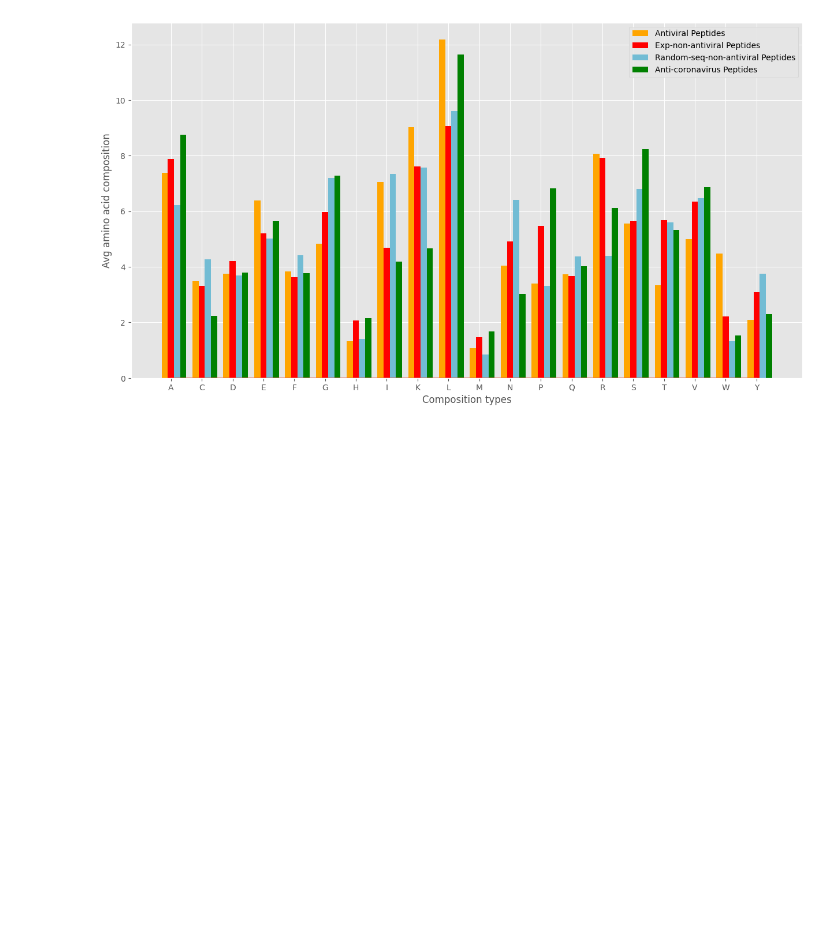
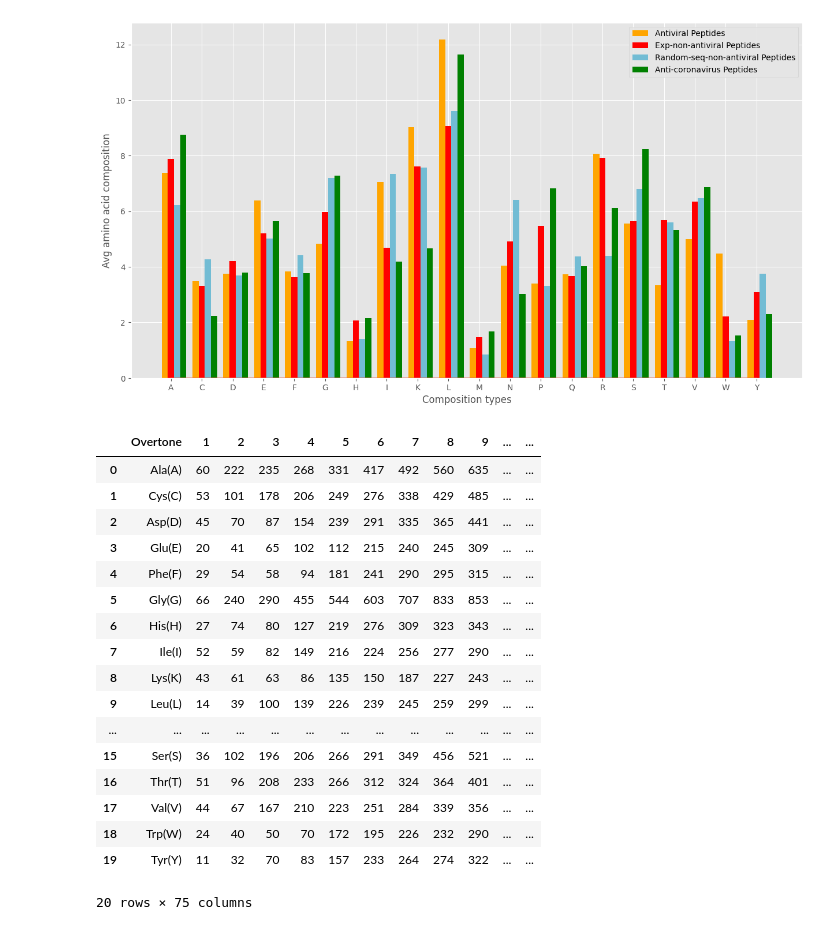
Before and after one commit to TreavVasu/CollegeProject, a Jupyter notebook: data_prepocessing.ipynb, the cells around one changed output. Saved outputs shown, nothing was run; the diff lists cells and outputs as text; code cells hidden in the pictures; blank space fills up the shorter version.

```diff
--- a/data_prepocessing.ipynb
+++ b/data_prepocessing.ipynb
@@ -343,0 +354,26 @@ plt.show()
+# %%
+import pandas as pd
+nu_df = pd.read_csv('aa_freq.csv', sep=',',header=0)
+# replace NA's with 0's
+nu_df.fillna(0,inplace=True)
+# %%
+nu_df
+# %% [output]
+|  | Overtone | 1 | 2 | 3 | 4 | 5 | 6 | 7 | 8 | 9 | ... | ... |
+| 0 | Ala(A) | 60 | 222 | 235 | 268 | 331 | 417 | 492 | 560 | 635 | ... | ... |
+| 1 | Cys(C) | 53 | 101 | 178 | 206 | 249 | 276 | 338 | 429 | 485 | ... | ... |
+| 2 | Asp(D) | 45 | 70 | 87 | 154 | 239 | 291 | 335 | 365 | 441 | ... | ... |
+| 3 | Glu(E) | 20 | 41 | 65 | 102 | 112 | 215 | 240 | 245 | 309 | ... | ... |
+| 4 | Phe(F) | 29 | 54 | 58 | 94 | 181 | 241 | 290 | 295 | 315 | ... | ... |
+| 5 | Gly(G) | 66 | 240 | 290 | 455 | 544 | 603 | 707 | 833 | 853 | ... | ... |
+| 6 | His(H) | 27 | 74 | 80 | 127 | 219 | 276 | 309 | 323 | 343 | ... | ... |
+| 7 | Ile(I) | 52 | 59 | 82 | 149 | 216 | 224 | 256 | 277 | 290 | ... | ... |
+| 8 | Lys(K) | 43 | 61 | 63 | 86 | 135 | 150 | 187 | 227 | 243 | ... | ... |
+| 9 | Leu(L) | 14 | 39 | 100 | 139 | 226 | 239 | 245 | 259 | 299 | ... | ... |
+| ... | ... | ... | ... | ... | ... | ... | ... | ... | ... | ... | ... | ... |
+| 15 | Ser(S) | 36 | 102 | 196 | 206 | 266 | 291 | 349 | 456 | 521 | ... | ... |
+| 16 | Thr(T) | 51 | 96 | 208 | 233 | 266 | 312 | 324 | 364 | 401 | ... | ... |
+| 17 | Val(V) | 44 | 67 | 167 | 210 | 223 | 251 | 284 | 339 | 356 | ... | ... |
+| 18 | Trp(W) | 24 | 40 | 50 | 70 | 172 | 195 | 226 | 232 | 290 | ... | ... |
+| 19 | Tyr(Y) | 11 | 32 | 70 | 83 | 157 | 233 | 264 | 274 | 322 | ... | ... |
+20 rows × 75 columns
```
Also changed, not shown: parts of 15 cells of this notebook, 5 other files.
